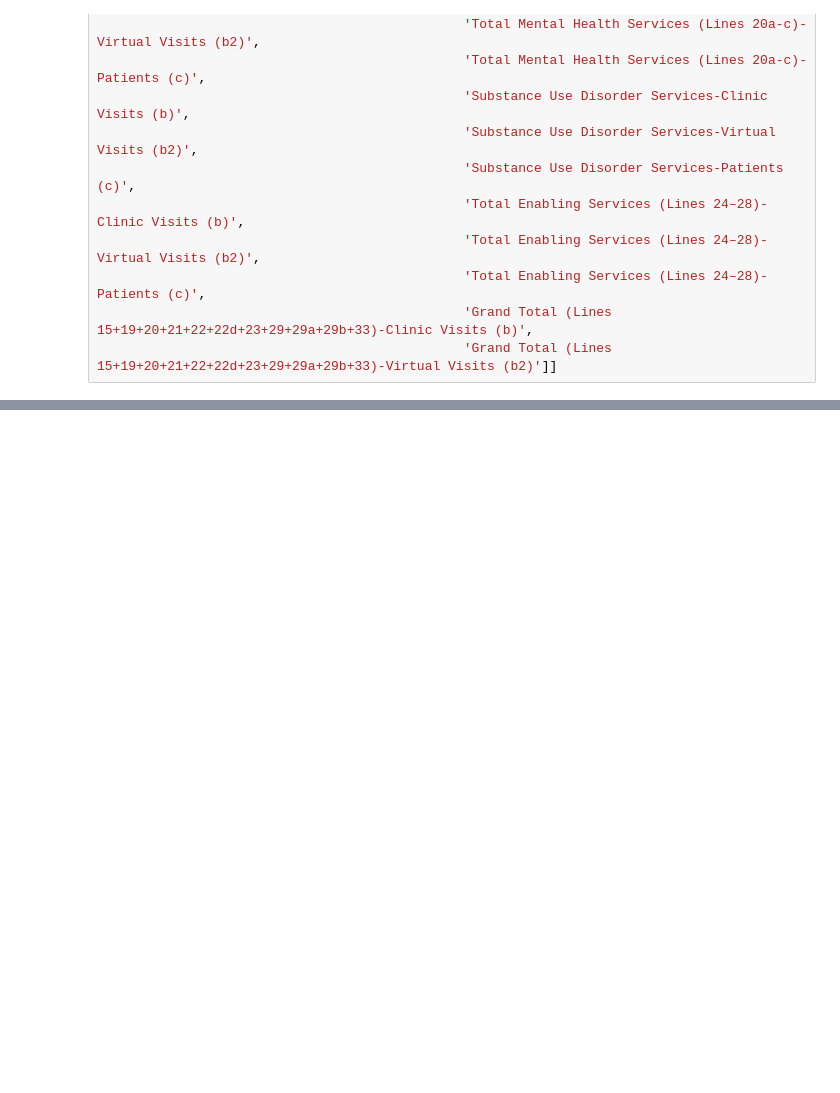
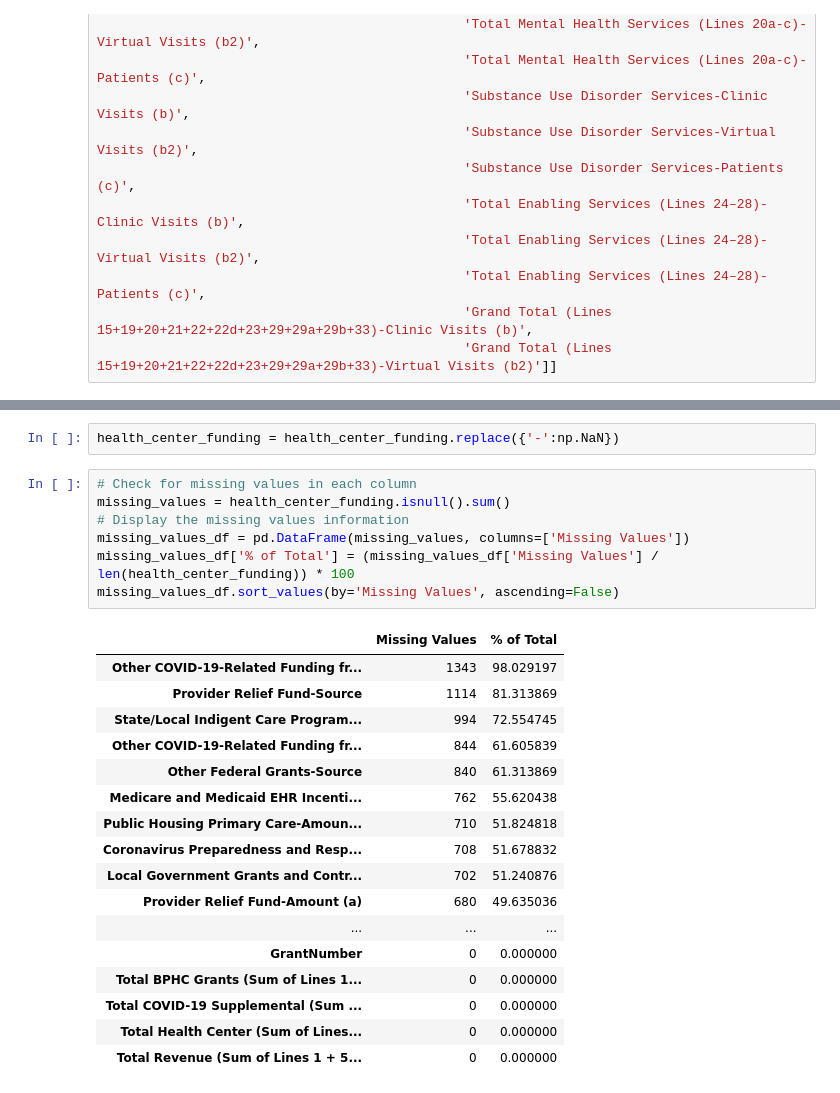
Before and after one commit to dezertdweller/capstone-project-fqhc-model, a Jupyter notebook: importing-data.ipynb, the cells around one changed output, grey strips where cells are left out. Cells and saved outputs as stored; diff of their text form; blank space fills up the shorter version.

```diff
--- a/importing-data.ipynb
+++ b/importing-data.ipynb
@@ -249,0 +310,27 @@ personnel_and_visits_1.head()
+# %%
+health_center_funding = health_center_funding.replace({'-':np.NaN})
+# %%
+# Check for missing values in each column
+missing_values = health_center_funding.isnull().sum()
+# Display the missing values information
+missing_values_df = pd.DataFrame(missing_values, columns=['Missing Values'])
+missing_values_df['% of Total'] = (missing_values_df['Missing Values'] / len(health_center_funding)) * 100
+missing_values_df.sort_values(by='Missing Values', ascending=False)
+# %% [output]
+|  | Missing Values | % of Total |
+| Other COVID-19-Related Funding fr... | 1343 | 98.029197 |
+| Provider Relief Fund-Source | 1114 | 81.313869 |
+| State/Local Indigent Care Program... | 994 | 72.554745 |
+| Other COVID-19-Related Funding fr... | 844 | 61.605839 |
+| Other Federal Grants-Source | 840 | 61.313869 |
+| Medicare and Medicaid EHR Incenti... | 762 | 55.620438 |
+| Public Housing Primary Care-Amoun... | 710 | 51.824818 |
+| Coronavirus Preparedness and Resp... | 708 | 51.678832 |
+| Local Government Grants and Contr... | 702 | 51.240876 |
+| Provider Relief Fund-Amount (a) | 680 | 49.635036 |
+| ... | ... | ... |
+| GrantNumber | 0 | 0.000000 |
+| Total BPHC Grants (Sum of Lines 1... | 0 | 0.000000 |
+| Total COVID-19 Supplemental (Sum ... | 0 | 0.000000 |
+| Total Health Center (Sum of Lines... | 0 | 0.000000 |
+| Total Revenue (Sum of Lines 1 + 5... | 0 | 0.000000 |
```
Also changed, not shown: parts of 10 cells of this notebook.
